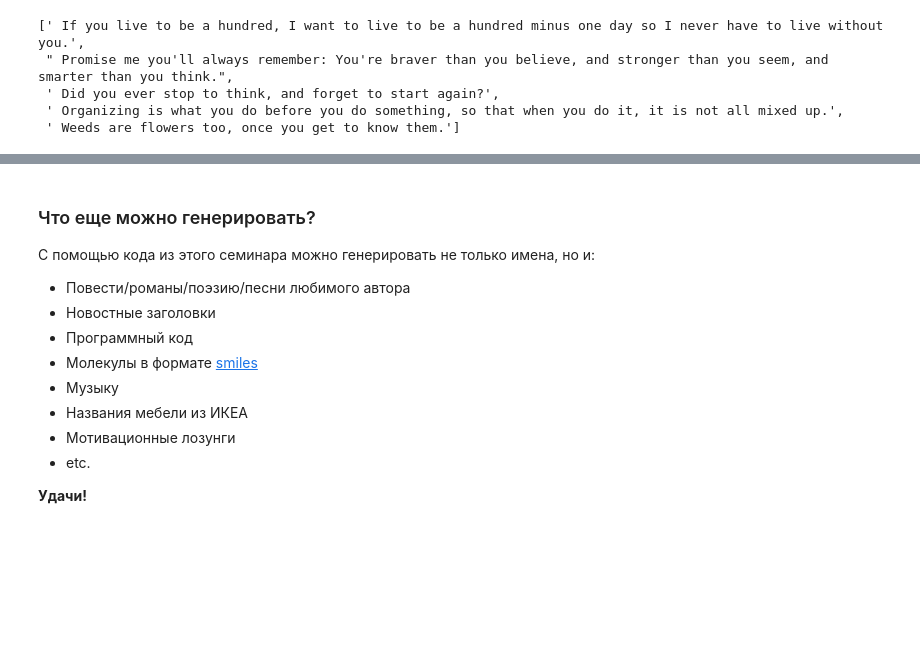
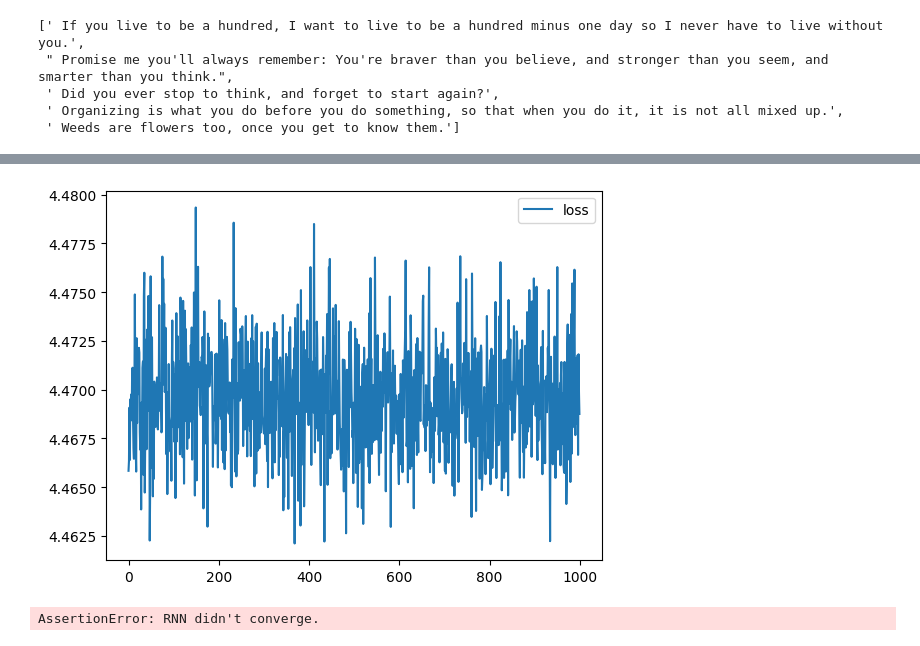
Before and after one commit to englishtea21/stepik-dl-nlp, a Jupyter notebook: task4-rnn-name-generator-ipynb.ipynb, the cells around one changed output, grey strips where cells are left out. Cells and saved outputs as stored; diff of their text form; code cells hidden in the pictures; blank space fills up the shorter version.

```diff
--- a/task4-rnn-name-generator-ipynb.ipynb
+++ b/task4-rnn-name-generator-ipynb.ipynb
@@ -559,14 +553,0 @@ tokens, num_tokens
-# %% [markdown]
-### Что еще можно генерировать?
-С помощью кода из этого семинара можно генерировать не только имена, но и:
-
-* Повести/романы/поэзию/песни любимого автора
-* Новостные заголовки
-* Программный код
-* Молекулы в формате [smiles](https://en.wikipedia.org/wiki/Simplified_molecular-input_line-entry_system)
-* Музыку
-* Названия мебели из ИКЕА
-* Мотивационные лозунги
-* etc.
-
-__Удачи!__
@@ -572,0 +591,46 @@ __Удачи!__
+# %%
+MAX_LENGTH = max(map(len, quotes))
+# %%
+# the model applies over the whole sequence
+batch_ix = to_matrix(sample(quotes, 32), token_to_id, max_len=MAX_LENGTH)
+# batch_ix = torch.LongTensor(batch_ix).to('cuda')
+batch_ix = torch.LongTensor(batch_ix)
+
+logp_seq = quotes_baseline_model(batch_ix)
+
+# compute loss
+loss = F.nll_loss(logp_seq[:, 1:].contiguous().view(-1, num_tokens),
+                  batch_ix[:, :-1].contiguous().view(-1))
+
+loss.backward()
+# %%
+for i in range(1000):
+
+    batch_ix = to_matrix(sample(quotes, 32), token_to_id, max_len=MAX_LENGTH)
+    batch_ix = torch.tensor(batch_ix, dtype=torch.int64)
+
+    logp_seq = quotes_baseline_model(batch_ix)
+
+    # compute loss
+    predictions_logp = logp_seq[:, :-1]
+    actual_next_tokens = batch_ix[:, 1:]
+
+    loss = criterion(predictions_logp.permute(0,2,1), actual_next_tokens)
+
+    # train with backprop
+    loss.backward()
+    opt.step()
+    opt.zero_grad()
+
+    # visualizing training process
+    history.append(loss.data.numpy())
+    if (i + 1) % 100 == 0:
+        clear_output(True)
+        plt.plot(history,label='loss')
+        plt.legend()
+        plt.show()
+
+assert np.mean(history[:10]) > np.mean(history[-10:]), "RNN didn't converge."
+# %% [output]
+[figure, added]
+AssertionError: RNN didn't converge.
```
Also changed, not shown: parts of 18 cells of this notebook.
